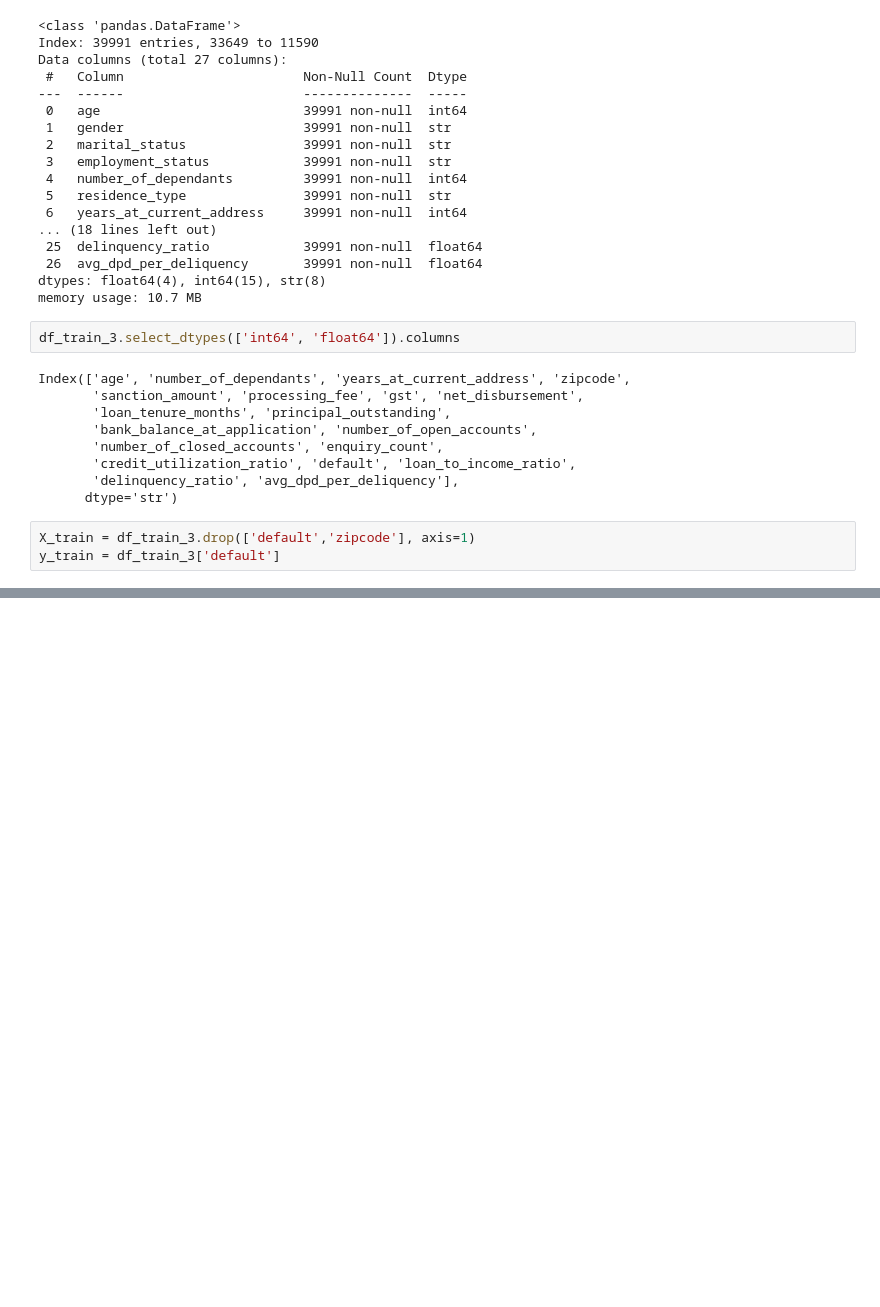
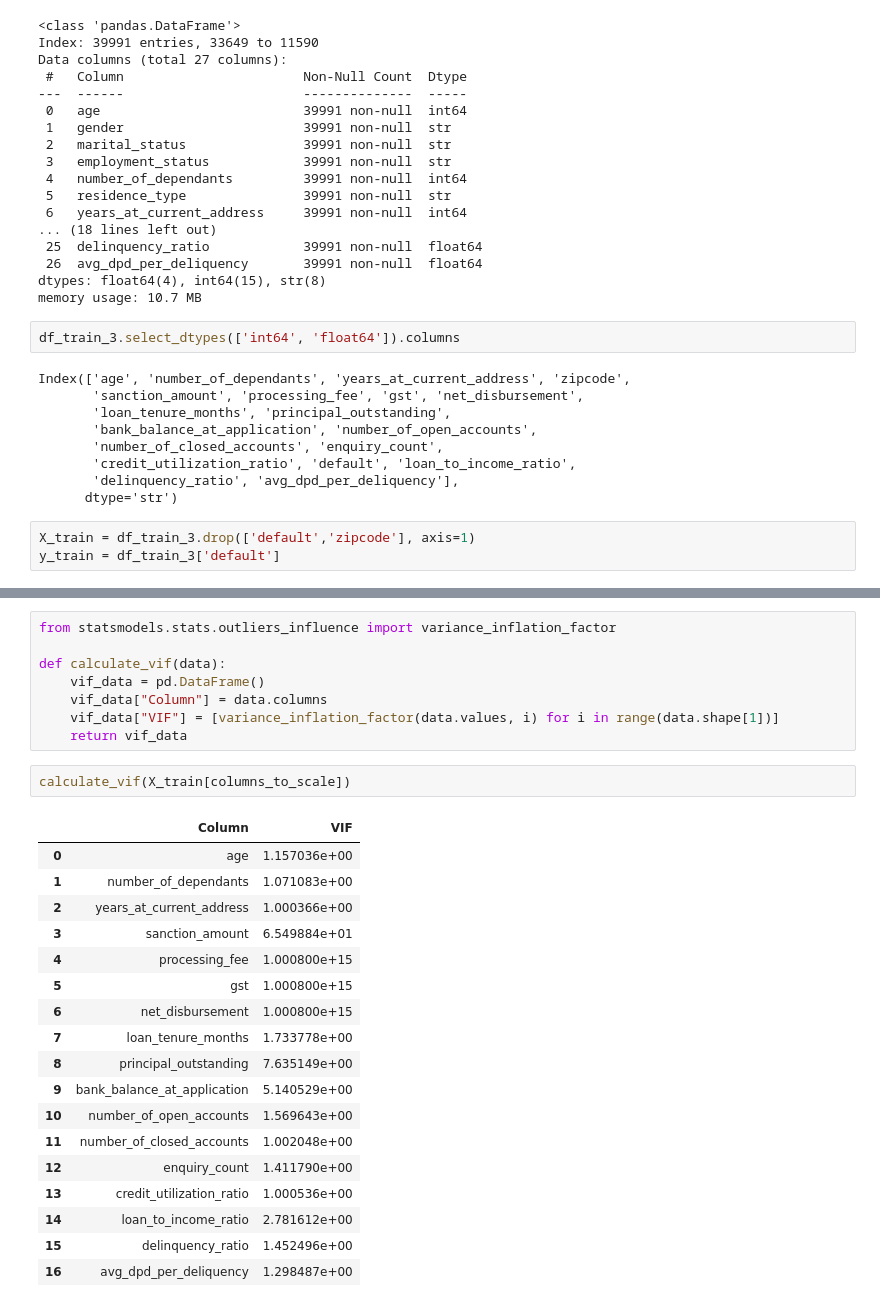
Before and after one commit to ittihadur/ML-Classification-Project, a Jupyter notebook: credit_risk_model.ipynb, the cells around one changed output, grey strips where cells are left out. Drawn from its saved outputs; the diff is of its cells as text; blank space fills up the shorter version.

```diff
--- a/credit_risk_model.ipynb
+++ b/credit_risk_model.ipynb
@@ -572,0 +579,29 @@ X_test.describe()
+# %%
+from statsmodels.stats.outliers_influence import variance_inflation_factor
+
+def calculate_vif(data):
+    vif_data = pd.DataFrame()
+    vif_data["Column"] = data.columns
+    vif_data["VIF"] = [variance_inflation_factor(data.values, i) for i in range(data.shape[1])]
+    return vif_data
+# %%
+calculate_vif(X_train[columns_to_scale])
+# %% [output]
+|  | Column | VIF |
+| 0 | age | 1.157036e+00 |
+| 1 | number_of_dependants | 1.071083e+00 |
+| 2 | years_at_current_address | 1.000366e+00 |
+| 3 | sanction_amount | 6.549884e+01 |
+| 4 | processing_fee | 1.000800e+15 |
+| 5 | gst | 1.000800e+15 |
+| 6 | net_disbursement | 1.000800e+15 |
+| 7 | loan_tenure_months | 1.733778e+00 |
+| 8 | principal_outstanding | 7.635149e+00 |
+| 9 | bank_balance_at_application | 5.140529e+00 |
+| 10 | number_of_open_accounts | 1.569643e+00 |
+| 11 | number_of_closed_accounts | 1.002048e+00 |
+| 12 | enquiry_count | 1.411790e+00 |
+| 13 | credit_utilization_ratio | 1.000536e+00 |
+| 14 | loan_to_income_ratio | 2.781612e+00 |
+| 15 | delinquency_ratio | 1.452496e+00 |
+| 16 | avg_dpd_per_deliquency | 1.298487e+00 |
```
Also changed, not shown: parts of 5 cells of this notebook.
